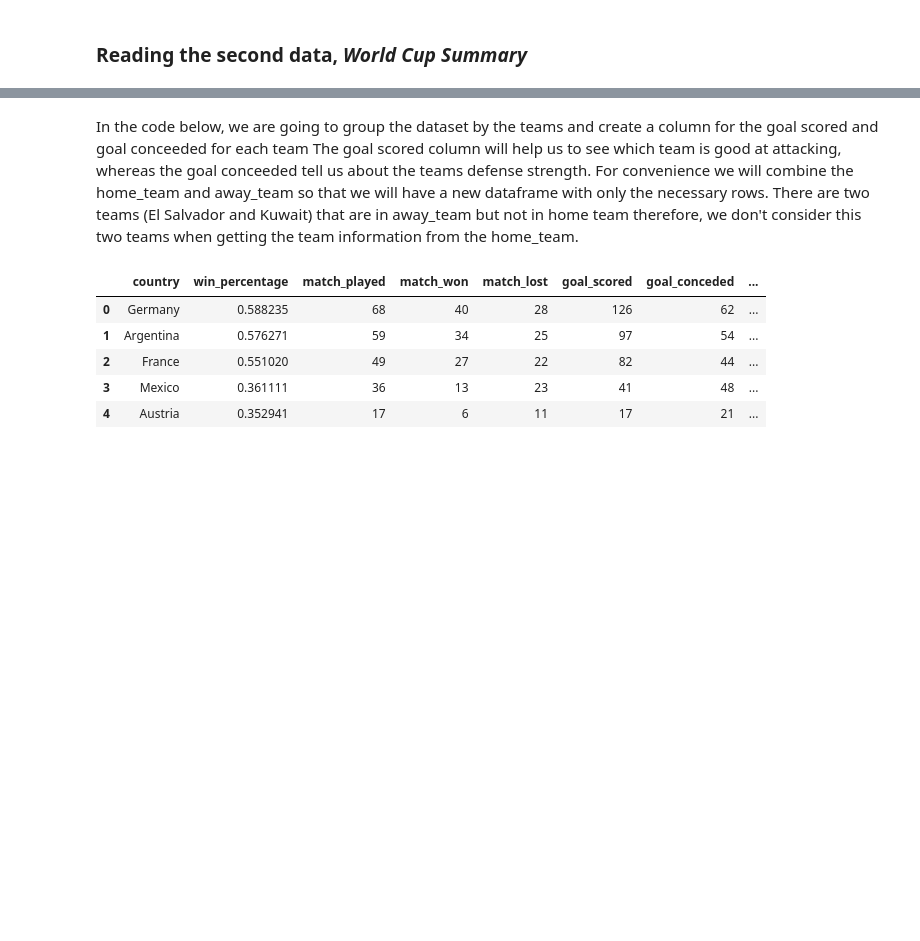
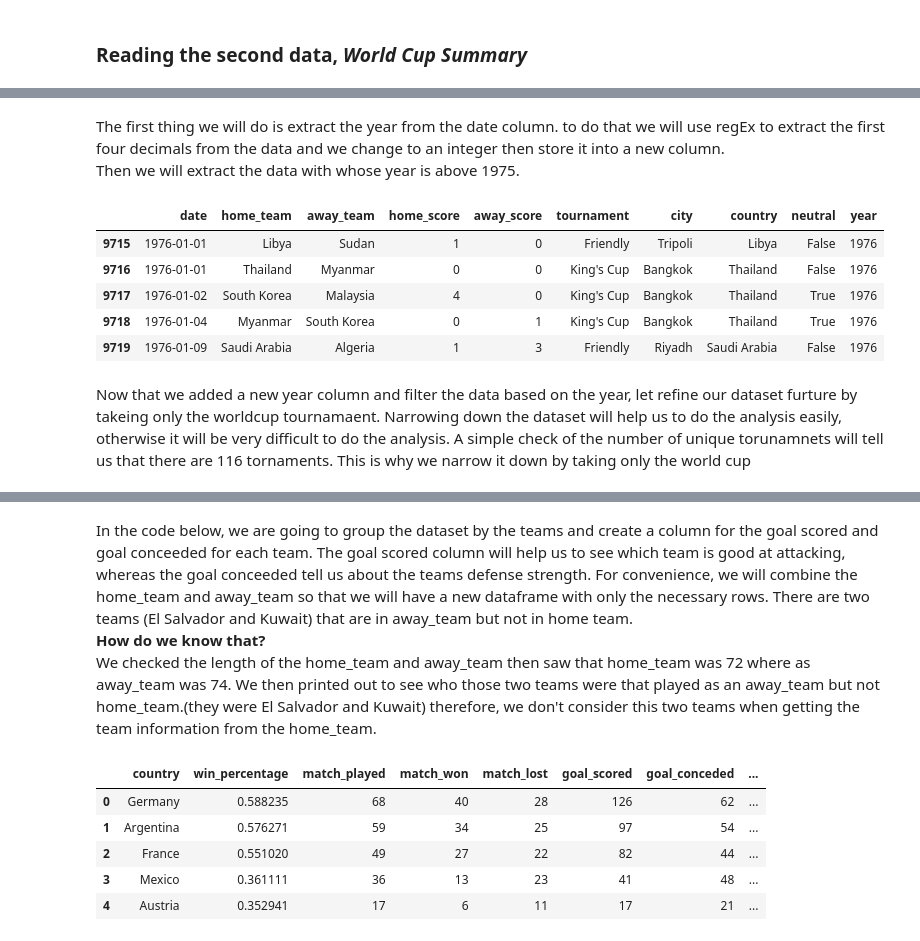
Before and after one commit to natiwb/FootballAnalysis320, a Jupyter notebook: FootballAnalysis320.ipynb, the cells around one changed output, grey strips where cells are left out. Saved outputs shown, nothing was run; the diff lists cells and outputs as text; code cells hidden in the pictures; blank space fills up the shorter version.

```diff
--- a/FootballAnalysis320.ipynb
+++ b/FootballAnalysis320.ipynb
@@ -74,3 +62,28 @@ Also, to make the analysis convenient, we will add serval columns into our dataf
+# %% [markdown]
+The first thing we will do is extract the year from the date column. to do that we will use regEx to extract the first four decimals from the data and we change to an integer then store it into a new  column. <br>
+Then we will extract the data with whose year is above 1975.
+# %%
+# Create column Year using the year in the date column
+football_df['year'] = football_df['date'].str.extract('(\d\d\d\d)')
+
+# Change column Year to type int
+football_df['year'] = football_df['year'].astype(int)
+
+# filter only the data with year >= 1975
+football_df = football_df[football_df['year'] > 1975]
+
+# filters the dataset by taking the world cup after the year 1975
+world_cup_summary = world_cup_summary[world_cup_summary['YEAR'] > 1975]
+football_df.head()
+# %% [output]
+|  | date | home_team | away_team | home_score | away_score | tournament | city | country | neutral | year |
+| 9715 | 1976-01-01 | Libya | Sudan | 1 | 0 | Friendly | Tripoli | Libya | False | 1976 |
+| 9716 | 1976-01-01 | Thailand | Myanmar | 0 | 0 | King's Cup | Bangkok | Thailand | False | 1976 |
+| 9717 | 1976-01-02 | South Korea | Malaysia | 4 | 0 | King's Cup | Bangkok | Thailand | True | 1976 |
+| 9718 | 1976-01-04 | Myanmar | South Korea | 0 | 1 | King's Cup | Bangkok | Thailand | True | 1976 |
+| 9719 | 1976-01-09 | Saudi Arabia | Algeria | 1 | 3 | Friendly | Riyadh | Saudi Arabia | False | 1976 |
+# %% [markdown]
+Now that we added a new year column and filter the data based on the year, let refine our dataset furture by takeing only the worldcup tournamaent. Narrowing down the dataset will help us to do the analysis easily, otherwise it will be very difficult to do the analysis. A simple check of the number of unique torunamnets will tell us that there are 116 tornaments. This is why we narrow it down by taking only the world cup
 # %%
 # Filter only the FIFA World Cup tournment
 FIFA_WC = football_df[football_df['tournament'] == 'FIFA World Cup'].copy()
@@ -83,6 +96,8 @@ FIFA_WC.head()
 | 10653 | 1978-06-02 | Mexico | Tunisia | 1 | 3 | FIFA World Cup | Rosario | Argentina | True | 1978 |
 | 10654 | 1978-06-03 | Austria | Spain | 2 | 1 | FIFA World Cup | Buenos Aires | Argentina | True | 1978 |
 # %% [markdown]
-In the code below, we are going to group the dataset by the teams and create a column for the goal scored and goal conceeded for each team
-The goal scored column will help us to see which team is good at attacking, whereas the goal conceeded tell us about the teams defense strength. For convenience we will combine the home_team and away_team so that we will have a new dataframe with only the necessary rows. There are two teams (El Salvador and Kuwait) that are in away_team but not in home team therefore, we don't consider this two teams when getting the team information from the home_team.
+In the code below, we are going to group the dataset by the teams and create a column for the goal scored and goal conceeded for each team.
+The goal scored column will help us to see which team is good at attacking, whereas the goal conceeded tell us about the teams defense strength. For convenience, we will combine the home_team and away_team so that we will have a new dataframe with only the necessary rows. There are two teams (El Salvador and Kuwait) that are in away_team but not in home team. <br>
+**How do we know that?** <br>
+We checked the length of the home_team and away_team then saw that home_team was 72 where as away_team was 74. We then printed out to see who those two teams were that played as an away_team but not home_team.(they were El Salvador and Kuwait) therefore, we don't consider this two teams when getting the team information from the home_team.
 # %%
```
Also changed, not shown: parts of 11 cells of this notebook.
